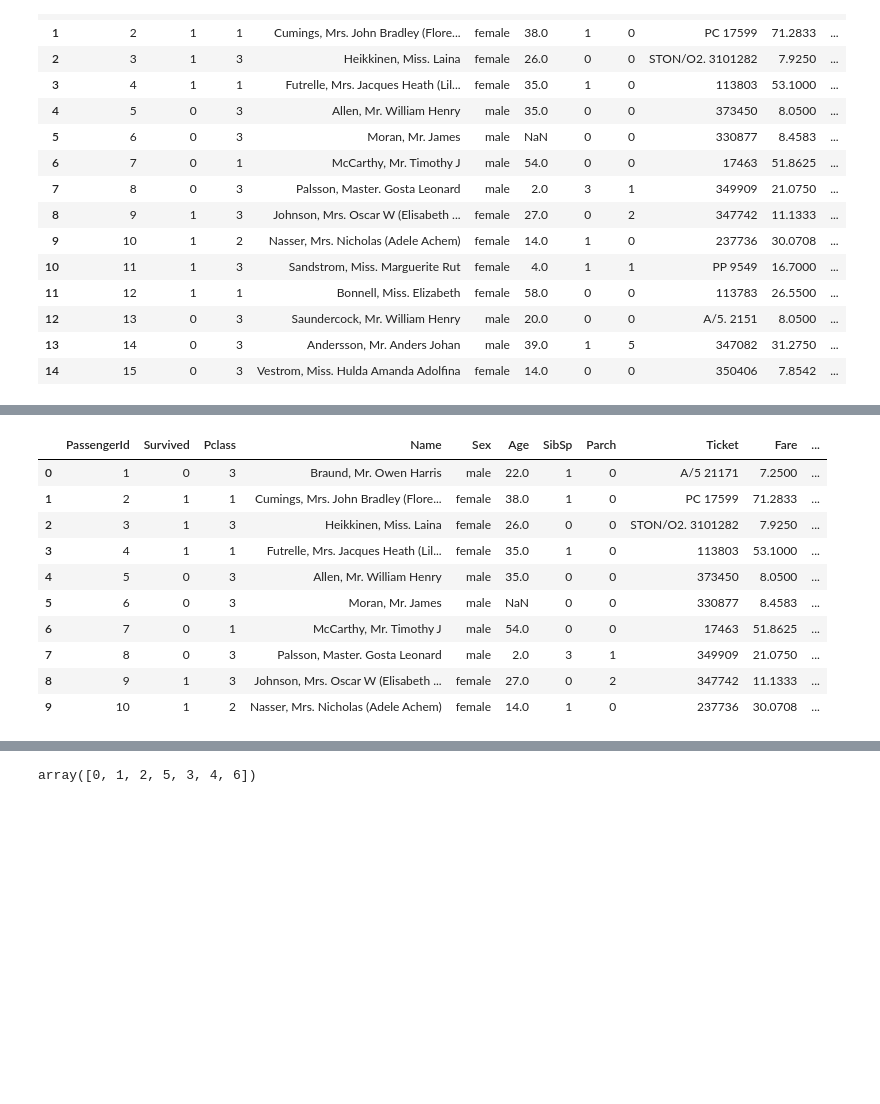
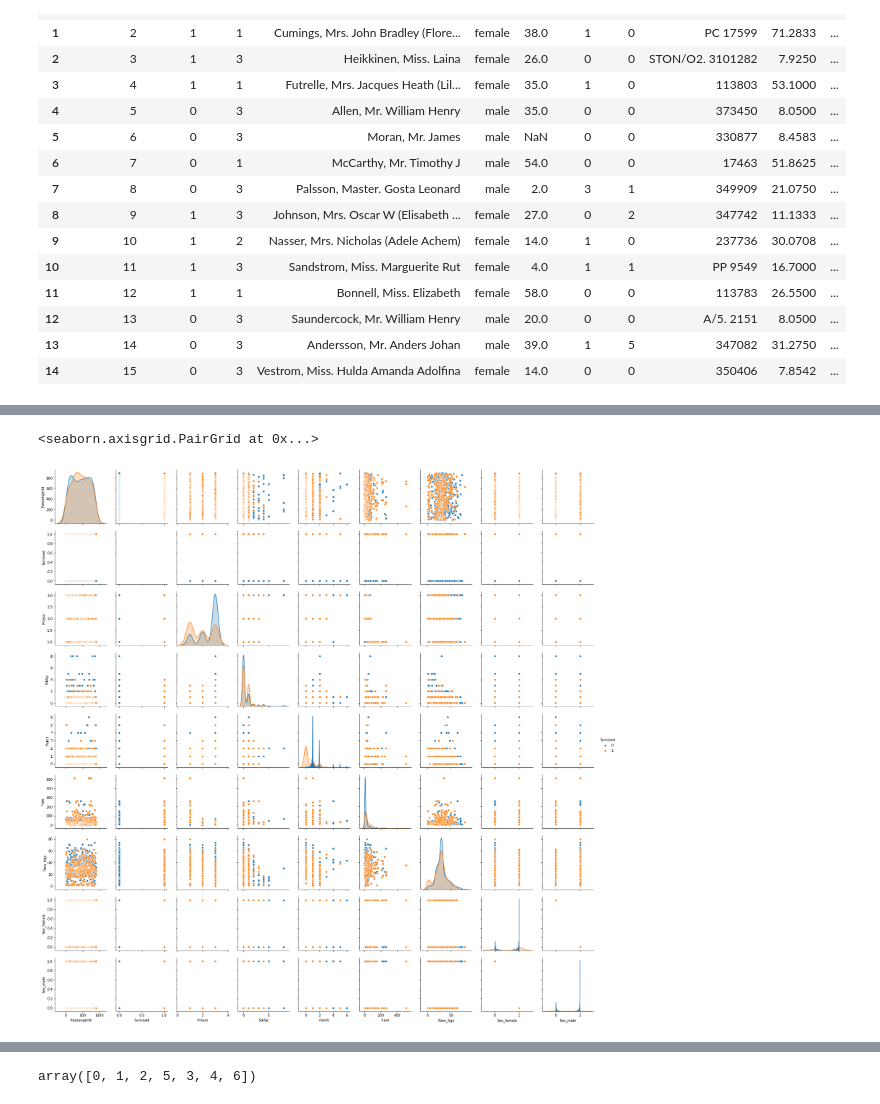
Before and after one commit to arun-narayanaswamy/titanic-data-science, a Jupyter notebook: Day 13 Assignment Titanic.ipynb, the cells around one changed output, grey strips where cells are left out. Drawn from its saved outputs; the diff is of its cells as text; code cells hidden in the pictures; blank space fills up the shorter version.

Commit message:
added sns.pairplot

```diff
--- a/Day 13 Assignment Titanic.ipynb
+++ b/Day 13 Assignment Titanic.ipynb
@@ -67,16 +86,6 @@ train.describe()
-# %%
-#preview the data
-train.head(10)
-# %% [output]
-|  | PassengerId | Survived | Pclass | Name | Sex | Age | SibSp | Parch | Ticket | Fare | ... |
-| 0 | 1 | 0 | 3 | Braund, Mr. Owen Harris | male | 22.0 | 1 | 0 | A/5 21171 | 7.2500 | ... |
-| 1 | 2 | 1 | 1 | Cumings, Mrs. John Bradley (Flore... | female | 38.0 | 1 | 0 | PC 17599 | 71.2833 | ... |
-| 2 | 3 | 1 | 3 | Heikkinen, Miss. Laina | female | 26.0 | 0 | 0 | STON/O2. 3101282 | 7.9250 | ... |
-| 3 | 4 | 1 | 1 | Futrelle, Mrs. Jacques Heath (Lil... | female | 35.0 | 1 | 0 | 113803 | 53.1000 | ... |
-| 4 | 5 | 0 | 3 | Allen, Mr. William Henry | male | 35.0 | 0 | 0 | 373450 | 8.0500 | ... |
-| 5 | 6 | 0 | 3 | Moran, Mr. James | male | NaN | 0 | 0 | 330877 | 8.4583 | ... |
-| 6 | 7 | 0 | 1 | McCarthy, Mr. Timothy J | male | 54.0 | 0 | 0 | 17463 | 51.8625 | ... |
-| 7 | 8 | 0 | 3 | Palsson, Master. Gosta Leonard | male | 2.0 | 3 | 1 | 349909 | 21.0750 | ... |
-| 8 | 9 | 1 | 3 | Johnson, Mrs. Oscar W (Elisabeth ... | female | 27.0 | 0 | 2 | 347742 | 11.1333 | ... |
-| 9 | 10 | 1 | 2 | Nasser, Mrs. Nicholas (Adele Achem) | female | 14.0 | 1 | 0 | 237736 | 30.0708 | ... |
+# %%
+sns.pairplot(data=df3, hue='Survived')
+# %% [output]
+<seaborn.axisgrid.PairGrid at 0x...>
+[figure, added]
 # %%
```
Also changed, not shown: parts of 14 cells of this notebook.
